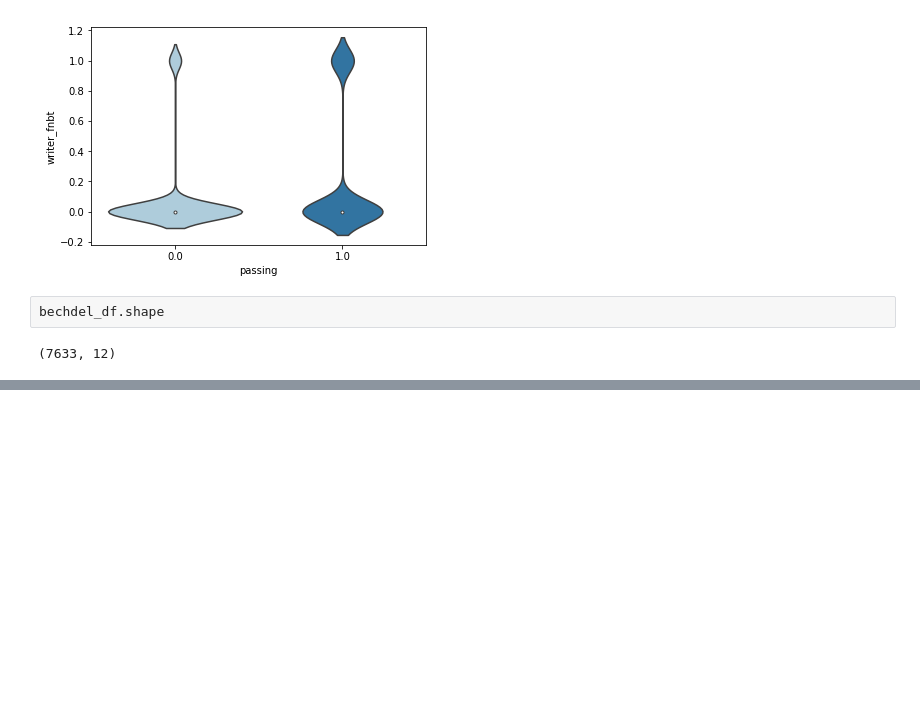
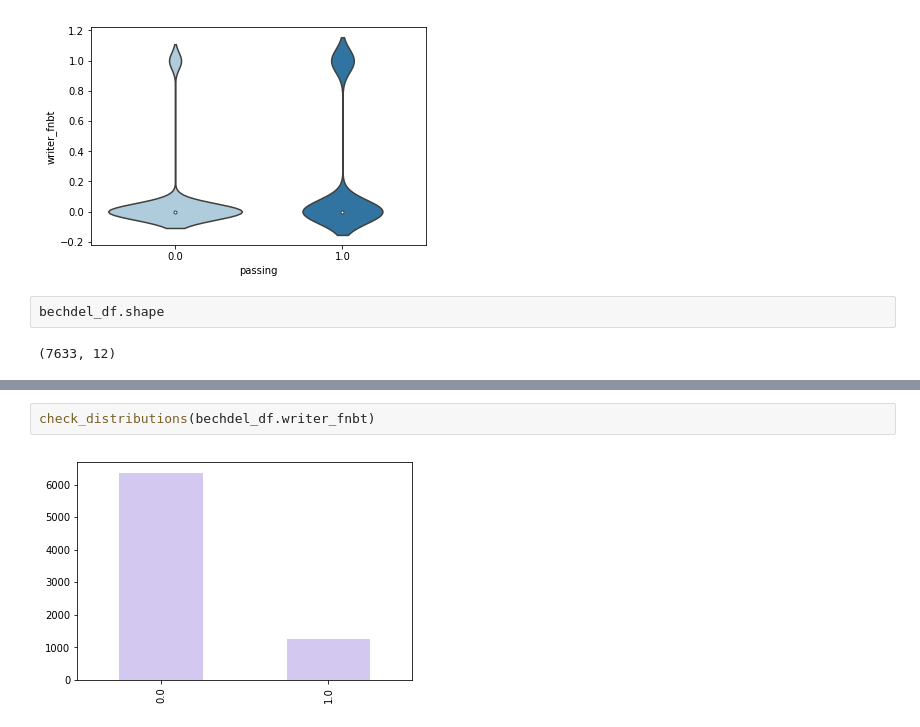
Before and after one commit to MagicMilly/women-in-film-analysis-dashboard, a Jupyter notebook: exploratory_data_analysis.ipynb, the cells around one changed output, grey strips where cells are left out. Cells and saved outputs as stored; diff of their text form; blank space fills up the shorter version.

```diff
--- a/exploratory_data_analysis.ipynb
+++ b/exploratory_data_analysis.ipynb
@@ -252,0 +260,4 @@ bechdel_df.shape
+# %%
+check_distributions(bechdel_df.writer_fnbt)
+# %% [output]
+[figure, added]
```
Also changed, not shown: parts of 36 cells of this notebook.
